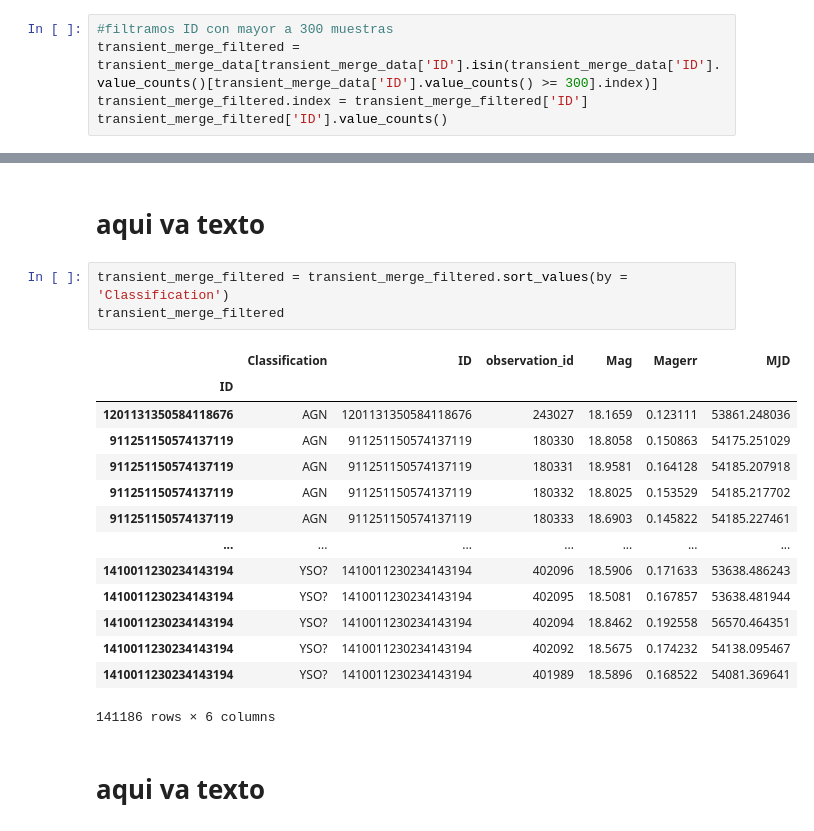
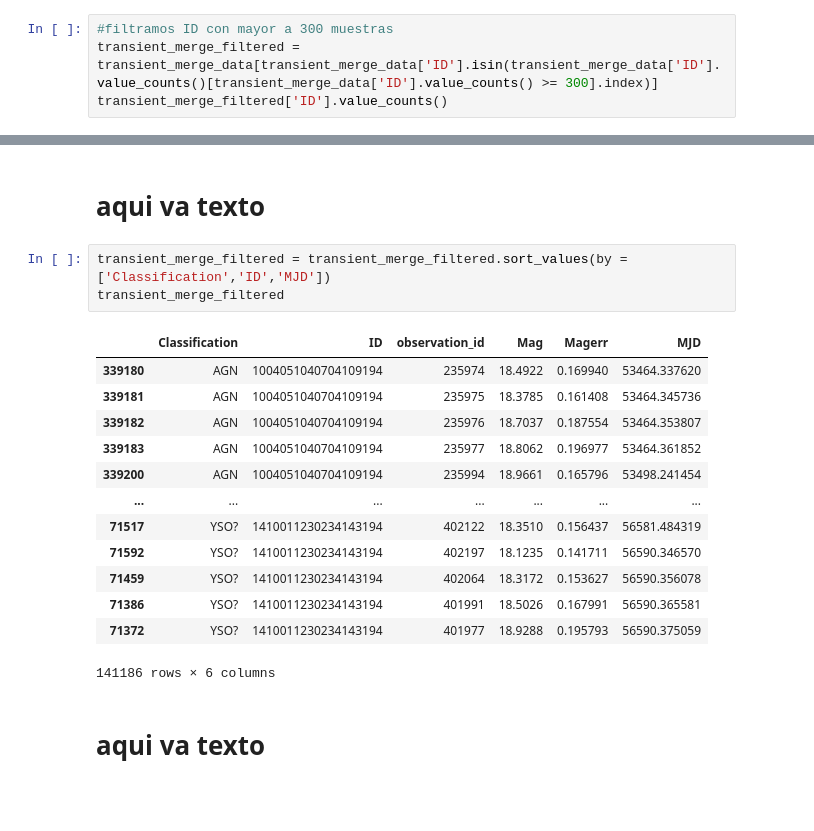
Before and after one commit to JesusPetro/mantra, a Jupyter notebook: Scripts/app.ipynb, the cells around one changed output, grey strips where cells are left out. Drawn from its saved outputs; the diff is of its cells as text; blank space fills up the shorter version.

```diff
--- a/Scripts/app.ipynb
+++ b/Scripts/app.ipynb
@@ -155,7 +155,6 @@ Name: count, Length: 4869, dtype: int64
 # %%
 #filtramos ID con mayor a 300 muestras
 transient_merge_filtered = transient_merge_data[transient_merge_data['ID'].isin(transient_merge_data['ID'].value_counts()[transient_merge_data['ID'].value_counts() >= 300].index)]
-transient_merge_filtered.index = transient_merge_filtered['ID']
 transient_merge_filtered['ID'].value_counts()
 # %% [output]
 ID
@@ -174,22 +189,21 @@ Name: count, Length: 395, dtype: int64
 # %% [markdown]
 # aqui va texto
 # %%
-transient_merge_filtered = transient_merge_filtered.sort_values(by = 'Classification')
+transient_merge_filtered = transient_merge_filtered.sort_values(by = ['Classification','ID','MJD'])
 transient_merge_filtered
 # %% [output]
 |  | Classification | ID | observation_id | Mag | Magerr | MJD |
-| ID |  |  |  |  |  |  |
-| 1201131350584118676 | AGN | 1201131350584118676 | 243027 | 18.1659 | 0.123111 | 53861.248036 |
-| 911251150574137119 | AGN | 911251150574137119 | 180330 | 18.8058 | 0.150863 | 54175.251029 |
-| 911251150574137119 | AGN | 911251150574137119 | 180331 | 18.9581 | 0.164128 | 54185.207918 |
-| 911251150574137119 | AGN | 911251150574137119 | 180332 | 18.8025 | 0.153529 | 54185.217702 |
-| 911251150574137119 | AGN | 911251150574137119 | 180333 | 18.6903 | 0.145822 | 54185.227461 |
+| 339180 | AGN | 1004051040704109194 | 235974 | 18.4922 | 0.169940 | 53464.337620 |
+| 339181 | AGN | 1004051040704109194 | 235975 | 18.3785 | 0.161408 | 53464.345736 |
+| 339182 | AGN | 1004051040704109194 | 235976 | 18.7037 | 0.187554 | 53464.353807 |
+| 339183 | AGN | 1004051040704109194 | 235977 | 18.8062 | 0.196977 | 53464.361852 |
+| 339200 | AGN | 1004051040704109194 | 235994 | 18.9661 | 0.165796 | 53498.241454 |
 | ... | ... | ... | ... | ... | ... | ... |
-| 1410011230234143194 | YSO? | 1410011230234143194 | 402096 | 18.5906 | 0.171633 | 53638.486243 |
-| 1410011230234143194 | YSO? | 1410011230234143194 | 402095 | 18.5081 | 0.167857 | 53638.481944 |
-| 1410011230234143194 | YSO? | 1410011230234143194 | 402094 | 18.8462 | 0.192558 | 56570.464351 |
-| 1410011230234143194 | YSO? | 1410011230234143194 | 402092 | 18.5675 | 0.174232 | 54138.095467 |
-| 1410011230234143194 | YSO? | 1410011230234143194 | 401989 | 18.5896 | 0.168522 | 54081.369641 |
+| 71517 | YSO? | 1410011230234143194 | 402122 | 18.3510 | 0.156437 | 56581.484319 |
+| 71592 | YSO? | 1410011230234143194 | 402197 | 18.1235 | 0.141711 | 56590.346570 |
+| 71459 | YSO? | 1410011230234143194 | 402064 | 18.3172 | 0.153627 | 56590.356078 |
+| 71386 | YSO? | 1410011230234143194 | 401991 | 18.5026 | 0.167991 | 56590.365581 |
+| 71372 | YSO? | 1410011230234143194 | 401977 | 18.9288 | 0.195793 | 56590.375059 |
 141186 rows × 6 columns
 # %% [markdown]
 # aqui va texto
```
Also changed, not shown: parts of 2 cells of this notebook, 24 other files.
